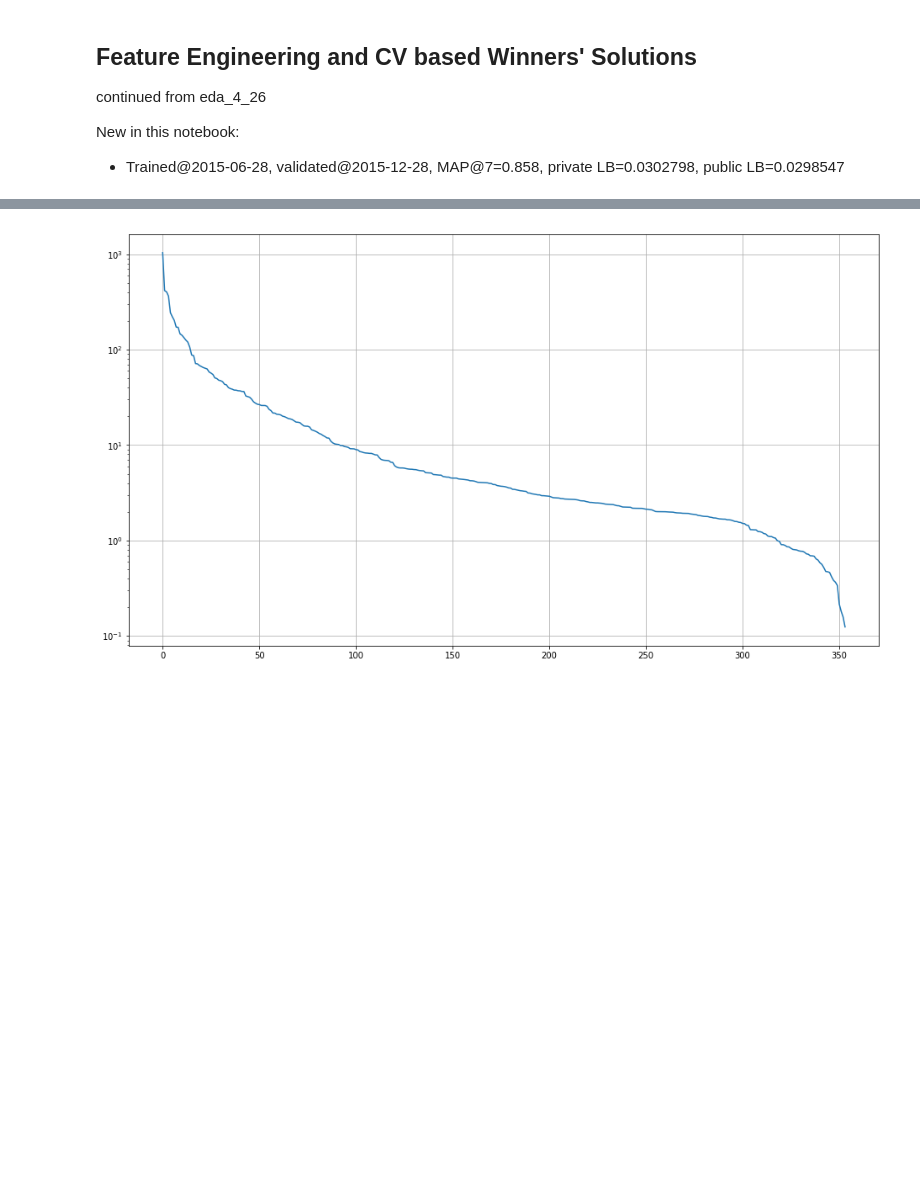
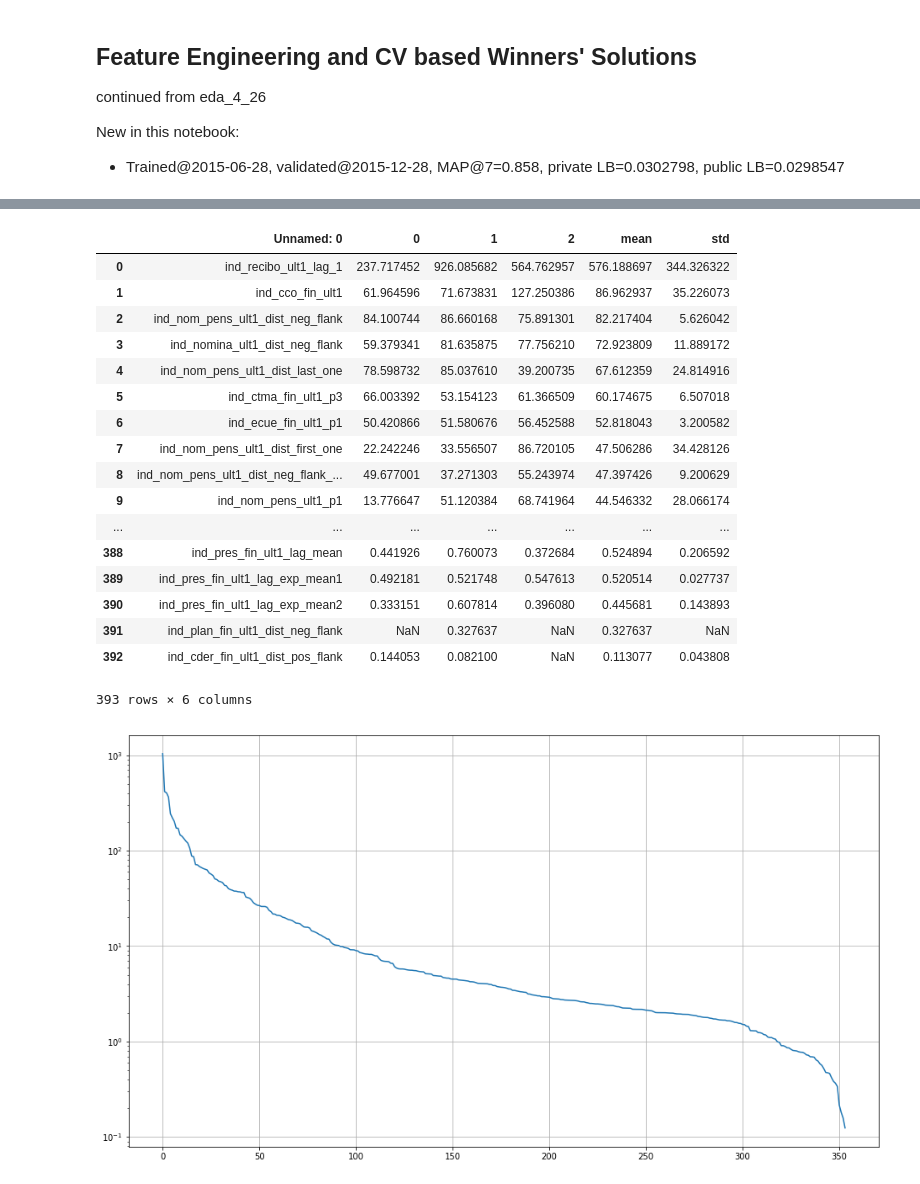
Before and after one commit to LiYan1988/santander-production-recommandation, a Jupyter notebook: notebooks/eda_4_32.ipynb, the cells around one changed output, grey strips where cells are left out. Saved outputs shown, nothing was run; the diff lists cells and outputs as text; code cells hidden in the pictures; blank space fills up the shorter version.

Commit message:
feature importance

```diff
--- a/notebooks/eda_4_32.ipynb
+++ b/notebooks/eda_4_32.ipynb
@@ -80,3 +83,26 @@ history
+# %%
+fi = pd.read_csv('feature_importance.csv', )
+# %%
+fi
+# %% [output]
+|  | Unnamed: 0 | 0 | 1 | 2 | mean | std |
+| 0 | ind_recibo_ult1_lag_1 | 237.717452 | 926.085682 | 564.762957 | 576.188697 | 344.326322 |
+| 1 | ind_cco_fin_ult1 | 61.964596 | 71.673831 | 127.250386 | 86.962937 | 35.226073 |
+| 2 | ind_nom_pens_ult1_dist_neg_flank | 84.100744 | 86.660168 | 75.891301 | 82.217404 | 5.626042 |
+| 3 | ind_nomina_ult1_dist_neg_flank | 59.379341 | 81.635875 | 77.756210 | 72.923809 | 11.889172 |
+| 4 | ind_nom_pens_ult1_dist_last_one | 78.598732 | 85.037610 | 39.200735 | 67.612359 | 24.814916 |
+| 5 | ind_ctma_fin_ult1_p3 | 66.003392 | 53.154123 | 61.366509 | 60.174675 | 6.507018 |
+| 6 | ind_ecue_fin_ult1_p1 | 50.420866 | 51.580676 | 56.452588 | 52.818043 | 3.200582 |
+| 7 | ind_nom_pens_ult1_dist_first_one | 22.242246 | 33.556507 | 86.720105 | 47.506286 | 34.428126 |
+| 8 | ind_nom_pens_ult1_dist_neg_flank_... | 49.677001 | 37.271303 | 55.243974 | 47.397426 | 9.200629 |
+| 9 | ind_nom_pens_ult1_p1 | 13.776647 | 51.120384 | 68.741964 | 44.546332 | 28.066174 |
+| ... | ... | ... | ... | ... | ... | ... |
+| 388 | ind_pres_fin_ult1_lag_mean | 0.441926 | 0.760073 | 0.372684 | 0.524894 | 0.206592 |
+| 389 | ind_pres_fin_ult1_lag_exp_mean1 | 0.492181 | 0.521748 | 0.547613 | 0.520514 | 0.027737 |
+| 390 | ind_pres_fin_ult1_lag_exp_mean2 | 0.333151 | 0.607814 | 0.396080 | 0.445681 | 0.143893 |
+| 391 | ind_plan_fin_ult1_dist_neg_flank | NaN | 0.327637 | NaN | 0.327637 | NaN |
+| 392 | ind_cder_fin_ult1_dist_pos_flank | 0.144053 | 0.082100 | NaN | 0.113077 | 0.043808 |
+393 rows × 6 columns
 # %%
 fi = pd.read_csv('feature_importance.csv', header=None)
 fi.columns = ['feature', 'importance']
```
Also changed, not shown: parts of 5 cells of this notebook, 2 other files.
